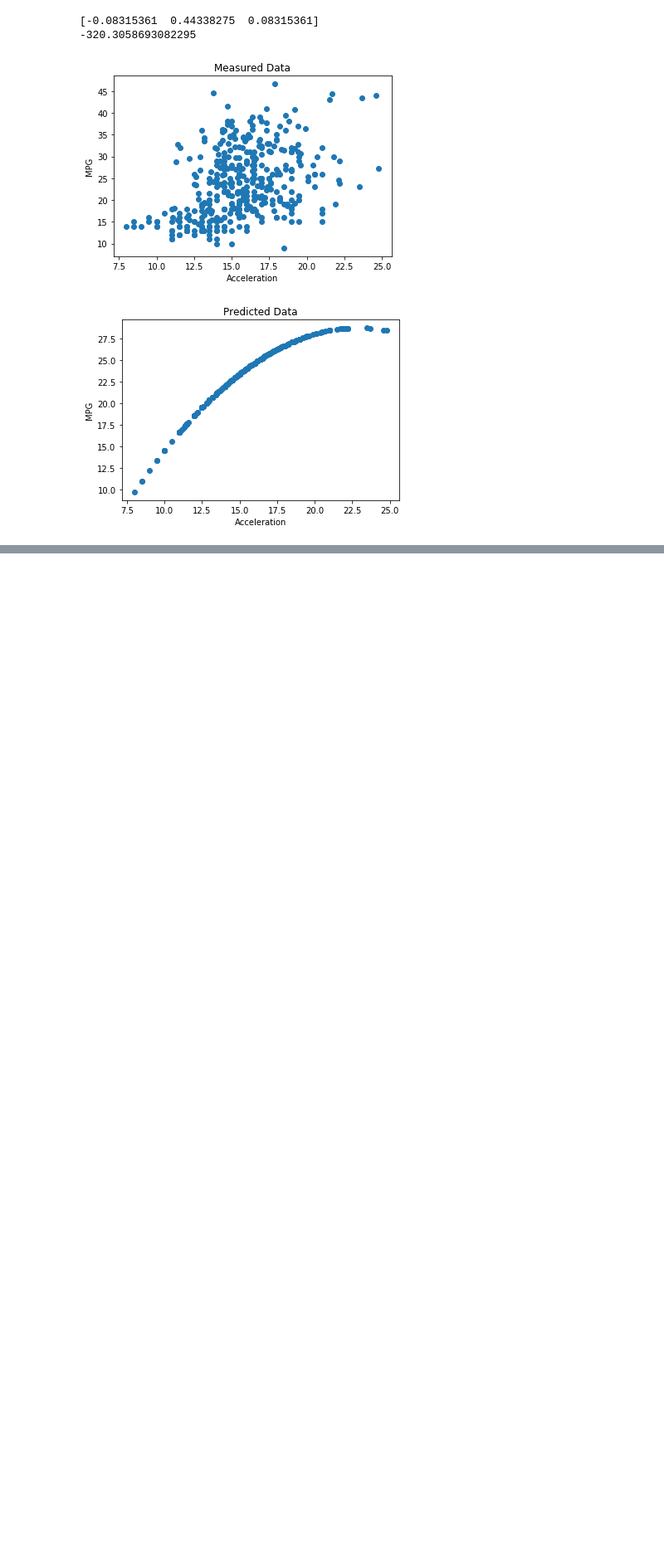
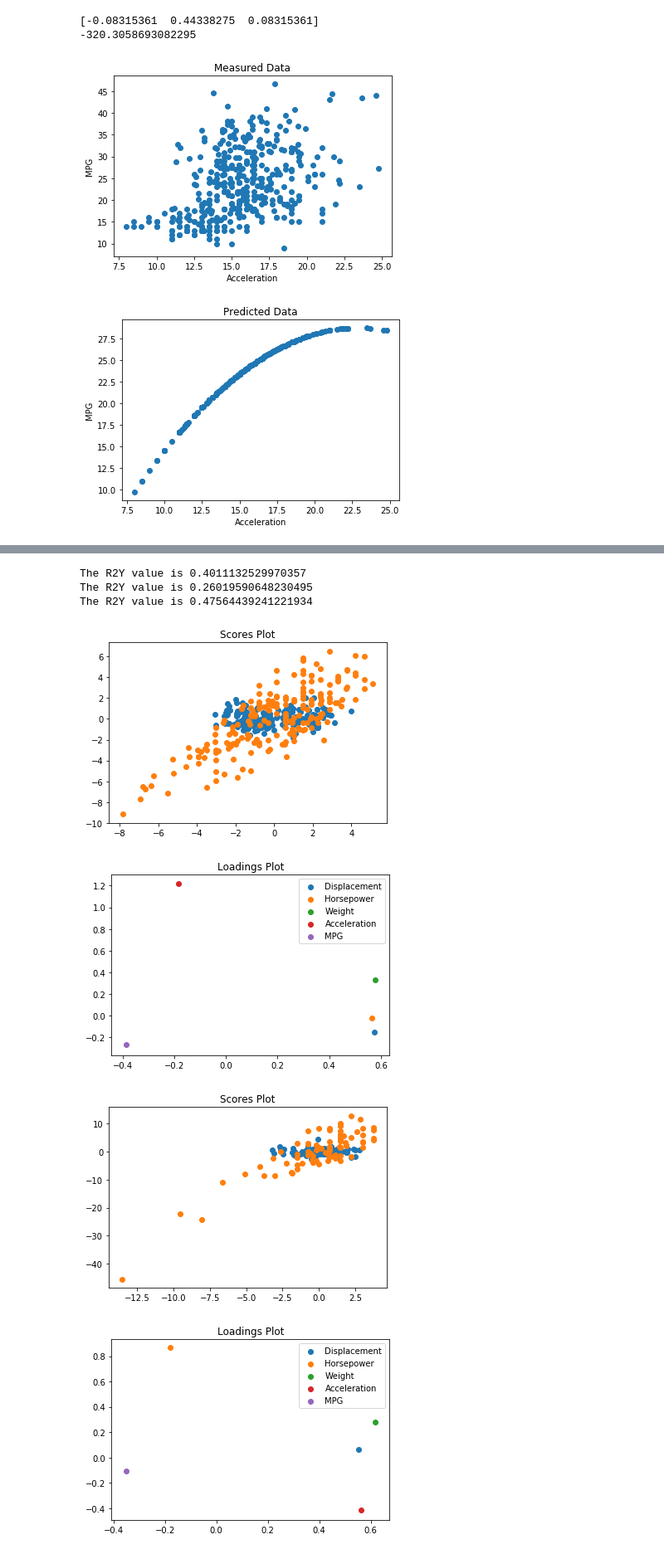
Before and after one commit to micah-bryant/Automobile_Analysis_Project, a Jupyter notebook: Final_Project.ipynb, the cells around one changed output, grey strips where cells are left out. Shown at 83% size. Saved outputs shown, nothing was run; the diff lists cells and outputs as text; code cells hidden in the pictures; blank space fills up the shorter version.

```diff
--- a/Final_Project.ipynb
+++ b/Final_Project.ipynb
@@ -89,6 +89,28 @@ def func_PLSR(data): #needs the data to be scaled before hand (makes it easier t
     plt.scatter(Yload[:,0],Yload[:,1], label = 'MPG')
     plt.title('Loadings Plot')
     plt.legend(loc = 'best');
+
+def cyl_PLSR(data): #needs the data to be scaled before hand (makes it easier to do cross validation)
+    newData = scaler(data)
+    PLSR = PLSRegression(n_components = 2)
+    PLSR.fit(newData[:,2:6],newData[:,0])
+    print('The R2Y value is', PLSR.score(newData[:,2:6],newData[:,0]))
+    Xscores = PLSR.x_scores_
+    Yscores = PLSR.y_scores_
+    Xload = PLSR.x_loadings_
+    Yload = PLSR.y_loadings_
+    plt.figure()
+    plt.scatter(Xscores[:,0],Xscores[:,1])
+    plt.scatter(Yscores[:,0],Yscores[:,1])
+    plt.title('Scores Plot')
+    plt.figure()
+    plt.scatter(Xload[0,0],Xload[0,1],label = 'Displacement')
+    plt.scatter(Xload[1,0],Xload[1,1],label = 'Horsepower')
+    plt.scatter(Xload[2,0],Xload[2,1],label = 'Weight')
+    plt.scatter(Xload[3,0],Xload[3,1],label = 'Acceleration')
+    plt.scatter(Yload[:,0],Yload[:,1], label = 'MPG')
+    plt.title('Loadings Plot')
+    plt.legend(loc = 'best');
 # %%
 #Least Squares
 def calcPred(values,data,column,order):
@@ -251,6 +306,3 @@ dataPlot_ind(values,x,5,2)
 -320.3058693082295
 [figure]
 [figure]
-# %%
-x = scaler(x)
-func_PLSR(x)
@@ -260,0 +315,13 @@ The R2Y value is 0.6970374007227929
+# %%
+cylData = splitCylinder(x)
+# %%
+for i in range(3):
+    cyl_PLSR(cylData[i])
+# %% [output]
+The R2Y value is 0.4011132529970357
+The R2Y value is 0.26019590648230495
+The R2Y value is 0.47564439241221934
+[figure, added]
+[figure, added]
+[figure, added]
+[figure, added]
```
Also changed, not shown: parts of 6 cells of this notebook.
